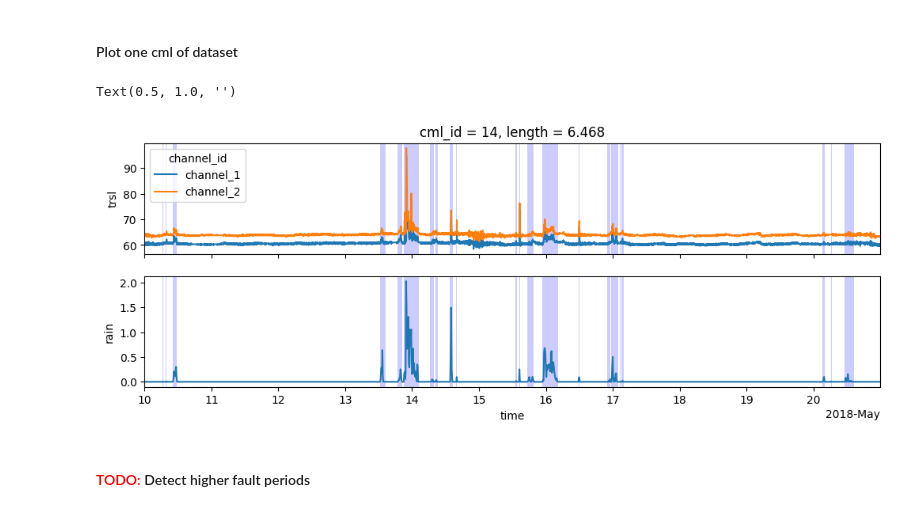
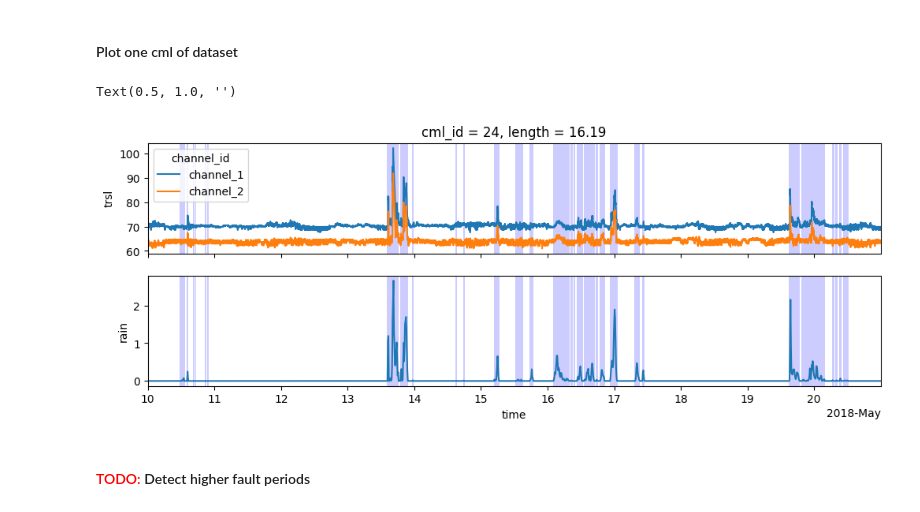
Before and after one commit to xkalet07/cml_wd_telcosense, a Jupyter notebook: 02_train_full_dataset.ipynb, the cells around one changed output. Cells and saved outputs as stored; diff of their text form; code cells hidden in the pictures.

```diff
--- a/02_train_full_dataset.ipynb
+++ b/02_train_full_dataset.ipynb
@@ -51,6 +51,6 @@ pycomlink https://github.com/pycomlink/pycomlink/blob/master/notebooks/Basic%20C
 cml_set['tsl'] = cml_set.tsl.where(cml_set.tsl != 255.0)
 cml_set['rsl'] = cml_set.rsl.where(cml_set.rsl != -99.9)
 cml_set['trsl'] = cml_set.tsl - cml_set.rsl
-cml_set['trsl'] = cml_set.trsl.interpolate_na(dim='time', method='linear', max_gap='5min')
+cml_set['trsl'] = cml_set.trsl.interpolate_na(dim='time', method='linear', max_gap='60min')
 
 cml_set = cml_set.transpose('cml_id', 'channel_id', 'time')
@@ -70,7 +81,7 @@ ref_set['ref_wd'] = ref_set.rain.where(ref_set.rain == 0, True).astype(bool)
 #### Plot one cml of dataset
 # %%
 # select one cml:
-k = 14
+k = 24
 my_cml = cml_set.isel(cml_id = k)
 my_ref = ref_set.isel(cml_id = k)
 
@@ -79,34 +90,34 @@ my_ref = ref_set.isel(cml_id = k)
 my_ref['ref_wd'][0] = False
 #my_ref['ref_wd'][-1] = False
 
 # setup figure
 fig, axs = plt.subplots(2, 1, sharex=True, figsize=(12,4))
 #ax1 = axs[0].twiny()
 #fig.tight_layout()
 
 # plot TRSL
 my_cml.trsl.plot.line(x='time', ax=axs[0], label = 'TL');
 # plot Rain rate
 my_ref.rain.plot.line(x='time', ax=axs[1], label = 'TL');
 
 # plot real bool wet/dry with 5min precission
 wet_start = np.roll(my_ref.ref_wd, -1) & ~my_ref.ref_wd
 wet_end = np.roll(my_ref.ref_wd, 1) & ~my_ref.ref_wd
 for wet_start_i, wet_end_i in zip(
     wet_start.values.nonzero()[0],
     wet_end.values.nonzero()[0],
 ):
     axs[1].axvspan(my_ref.time.values[wet_start_i], my_ref.ref_wd.time.values[wet_end_i], color='b', alpha=0.2, linewidth=0); # https://matplotlib.org/stable/api/_as_gen/matplotlib.axes.Axes.axvspan.html
     axs[0].axvspan(my_ref.time.values[wet_start_i], my_ref.ref_wd.time.values[wet_end_i], color='b', alpha=0.2, linewidth=0); # https://matplotlib.org/stable/api/_as_gen/matplotlib.axes.Axes.axvspan.html
 
 
 # axes limits source: https://matplotlib.org/stable/api/_as_gen/matplotlib.axes.Axes.set_xlim.html
 axs[1].set_xlim(my_cml.time.values[0], my_cml.time.values[-1])
 axs[0].set_xlabel('')
 axs[1].set_title("")
 # %% [output]
 Text(0.5, 1.0, '')
-[figure, old version]
+[figure, new version]
 # %% [markdown]
 #### <span style="color:red">TODO: </span>Detect higher fault periods
 # %% [markdown]
```
Also changed, not shown: parts of 18 cells of this notebook.
